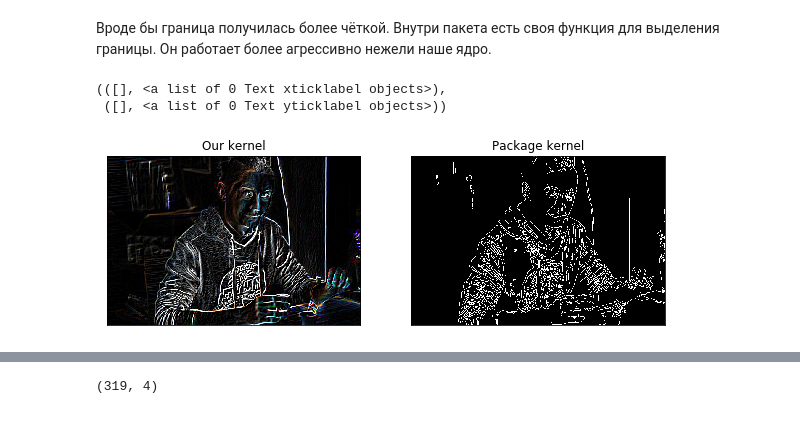
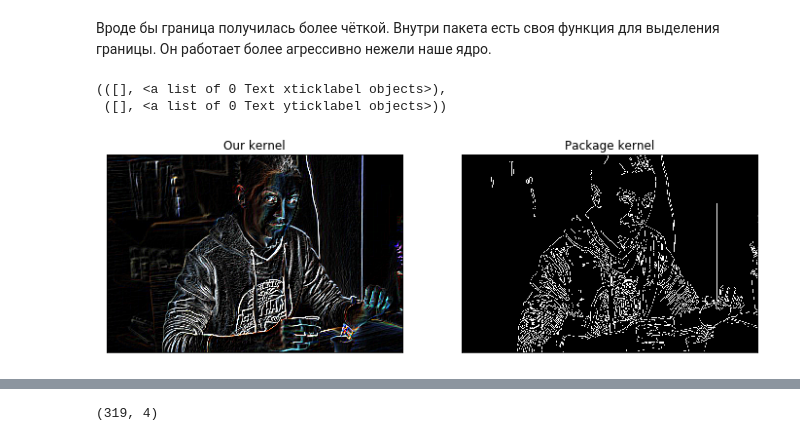
Before and after one commit to FUlyankin/ekanam_grand_research, a Jupyter notebook: 5. Trash_research/4.1 NN_photo.ipynb, the cells around one changed output, grey strips where cells are left out. Cells and saved outputs as stored; diff of their text form; code cells hidden in the pictures.

```diff
--- a/5. Trash_research/4.1 NN_photo.ipynb
+++ b/5. Trash_research/4.1 NN_photo.ipynb
@@ -91,7 +88,7 @@ from matplotlib import pyplot as plt  # Графики
 # %% [markdown]
 Подгружаем вектор из фотографий. По каждому фото у нас есть информация о том как давно она залита вк, какая у неё высота, ширина, ссылка, по каким координатам обрезана фотка.
 # %%
-with open('../vk_data/vk_data_photos_v26-11-17', 'rb') as f:
+with open('vk_data_photos_v18-12-17', 'rb') as f:
     photo = pickle.load(f)
 
 photo[10]
@@ -475,26 +472,26 @@ plt.xticks([]), plt.yticks([])
 # %% [markdown]
 Вроде бы граница получилась более чёткой. Внутри пакета есть своя функция для выделения границы. Он работает более агрессивно нежели наше ядро.
 # %%
-plt.figure(figsize=(10,10))
+plt.figure(figsize=(12,12))
 
 kernel1 = np.array([[-1,-1,-1],[0,0,0],[1,1,1]],np.float32)
 kernel2 = kernel1.T
 
 dst1 = cv2.filter2D(img,-1,kernel1)
 dst2 = cv2.filter2D(img,-1,kernel2)
 my_gr = cv2.add(dst1,dst2)
 
 # Пакетная функция:
 its_gr = cv2.Canny(img,100,200)
 
 plt.subplot(121),plt.imshow(my_gr),plt.title('Our kernel')
 plt.xticks([]), plt.yticks([])
 plt.subplot(122),plt.imshow(its_gr,cmap='gray'),plt.title('Package kernel')
 plt.xticks([]), plt.yticks([])
 # %% [output]
 (([], <a list of 0 Text xticklabel objects>),
  ([], <a list of 0 Text yticklabel objects>))
-[figure, old version]
+[figure, new version]
 # %% [markdown]
 Вообще, такое ядро задаёт градиент картики. Можно побаловаться с более крутыми градиентами, в том числе диагональными.
 
```
Also changed, not shown: parts of 36 cells of this notebook, 7 other files.
